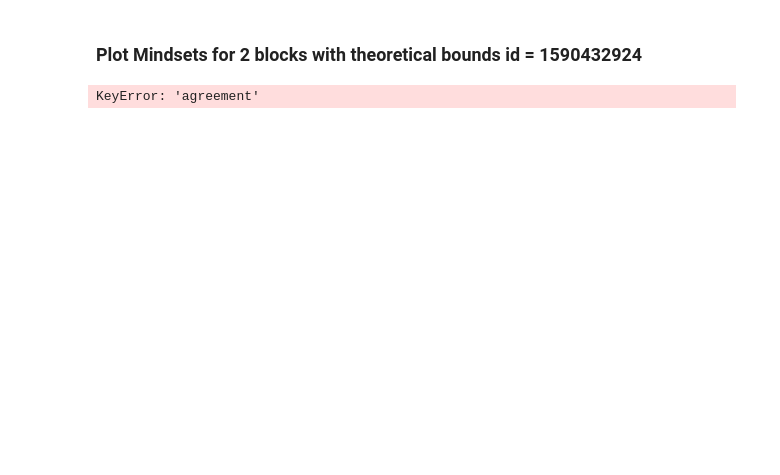
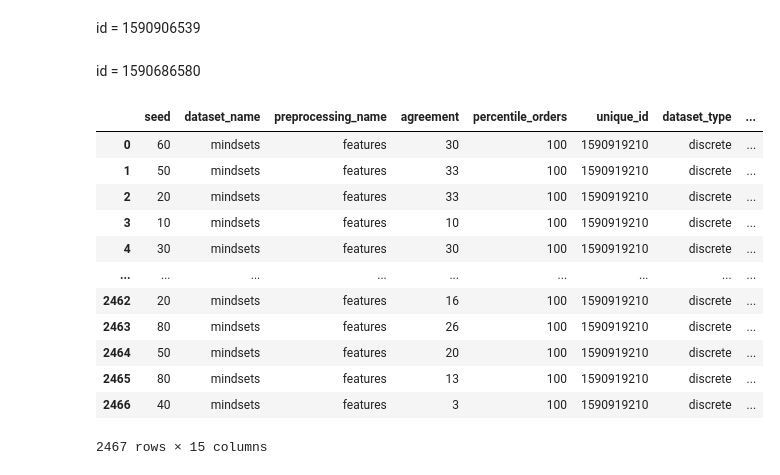
Before and after one commit to dfioravanti/tangles, a Jupyter notebook: notebooks/Plot Mindsets.ipynb, the cells around one changed output. Drawn from its saved outputs; the diff is of its cells as text; code cells hidden in the pictures; blank space fills up the shorter version.

```diff
--- a/notebooks/Plot Mindsets.ipynb
+++ b/notebooks/Plot Mindsets.ipynb
@@ -118,10 +115,5 @@ if experiment_id == '1590676940':
 
         fig.savefig(f'{path_out / name}.pdf')
         plt.close(fig)
-# %% [markdown]
-### Plot Mindsets for 2 blocks with theoretical bounds id = 1590432924
-# %%
-a = [x for _, x in experiment[columns].groupby(['agreement', 'noise'], as_index=False)]
-a[2]
-# %% [output]
-KeyError: 'agreement'
+# %% [markdown]
+id = 1590906539
@@ -127,0 +143,18 @@ KeyError: 'agreement'
+# %% [markdown]
+id = 1590686580
+# %%
+full_df
+# %% [output]
+|  | seed | dataset_name | preprocessing_name | agreement | percentile_orders | unique_id | dataset_type | ... |
+| 0 | 60 | mindsets | features | 30 | 100 | 1590919210 | discrete | ... |
+| 1 | 50 | mindsets | features | 33 | 100 | 1590919210 | discrete | ... |
+| 2 | 20 | mindsets | features | 33 | 100 | 1590919210 | discrete | ... |
+| 3 | 10 | mindsets | features | 10 | 100 | 1590919210 | discrete | ... |
+| 4 | 30 | mindsets | features | 30 | 100 | 1590919210 | discrete | ... |
+| ... | ... | ... | ... | ... | ... | ... | ... | ... |
+| 2462 | 20 | mindsets | features | 16 | 100 | 1590919210 | discrete | ... |
+| 2463 | 80 | mindsets | features | 26 | 100 | 1590919210 | discrete | ... |
+| 2464 | 50 | mindsets | features | 20 | 100 | 1590919210 | discrete | ... |
+| 2465 | 80 | mindsets | features | 13 | 100 | 1590919210 | discrete | ... |
+| 2466 | 40 | mindsets | features | 3 | 100 | 1590919210 | discrete | ... |
+2467 rows × 15 columns
```
Also changed, not shown: parts of 22 cells of this notebook, 14 other files.
